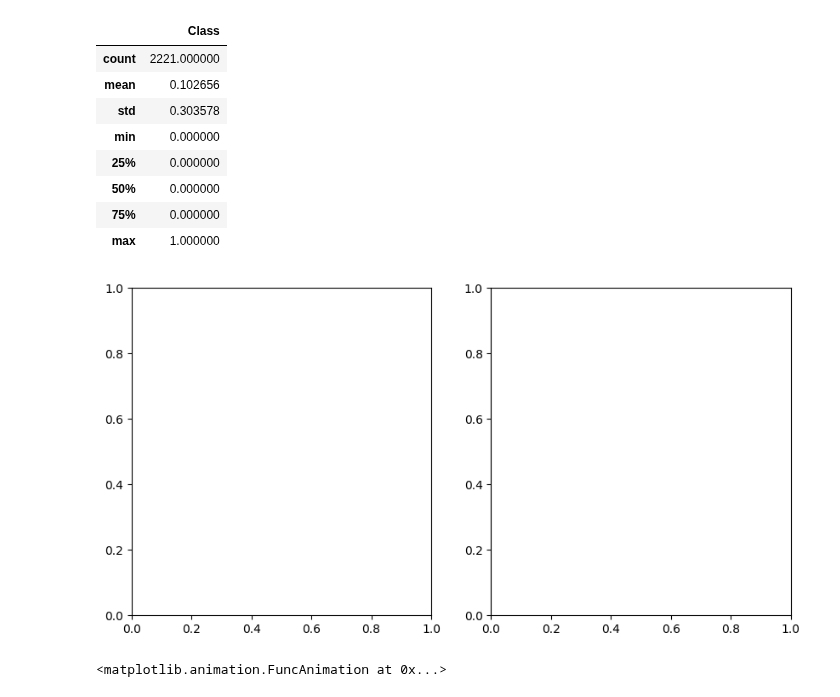
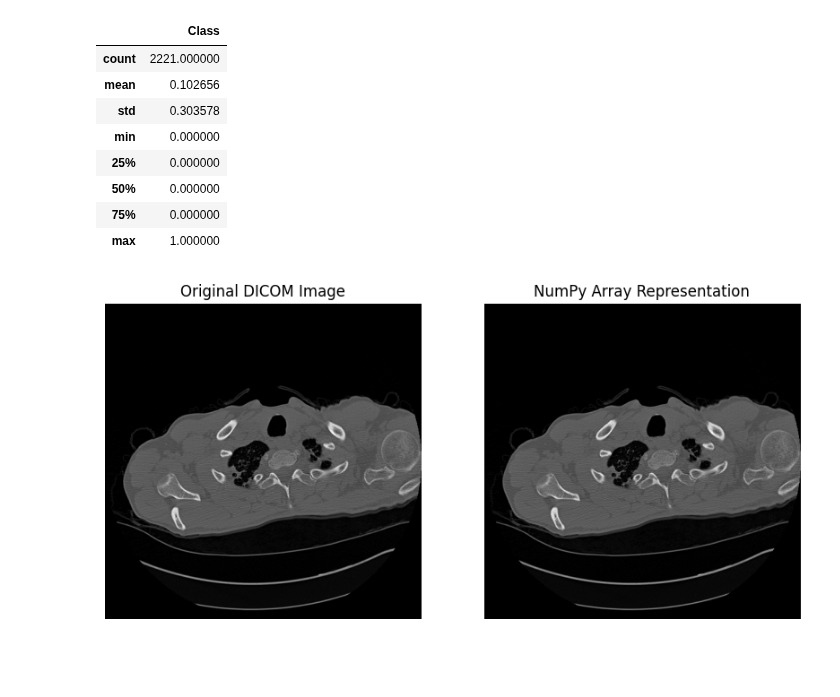
Before and after one commit to rafael-andre1/AI-for-Interstitial-Lung-Disease-Classification, a Jupyter notebook: createDataframe/readDicom.ipynb, the cells around one changed output. Cells and saved outputs as stored; diff of their text form; code cells hidden in the pictures; blank space fills up the shorter version.

Commit message:
Added Sanity Check
 - confirmed numpy arrays are precise
 - added pickles

```diff
--- a/createDataframe/readDicom.ipynb
+++ b/createDataframe/readDicom.ipynb
@@ -37,7 +37,9 @@ import matplotlib.animation as animation
 
 #root_dir = 'X:\\RafaelAndre\\MedGIFT\\ILD_DB_txtROIs'
 
-root_dir = 'D:\\Rafa\\A1Uni\\2semestre\\Estágio\\data\\ILD_DB_txtROIs'
+#root_dir = 'D:\\Rafa\\A1Uni\\2semestre\\Estágio\\data\\ILD_DB_txtROIs'
+
+root_dir = 'C:\\Users\\hasht\\Desktop\\Cloned Repositories\\fibrosis_dataset\\ILD_DB_txtROIs'
 # %% [markdown]
 ## Code Planification and Intuition
 
@@ -260,5 +222,32 @@ def animate_dicom_vs_numpy(folder_path):
-# %%
-animate_dicom_vs_numpy("D:\\Rafa\\A1Uni\\2semestre\\Estágio\\data\\ILD_DB_txtROIs\\7")
-# %% [output]
-[figure, removed]
-<matplotlib.animation.FuncAnimation at 0x...>
+# %%
+def sanity_check(folder, file):
+    file_dir = os.path.join(folder, file)
+    full_dir = os.path.join(root_dir, file_dir)
+
+    # Read raw DICOM file
+    dicom_data = pydicom.dcmread(full_dir)
+    dicom_image = dicom_data.pixel_array  # Extract pixel array (NumPy)
+
+    fig, axes = plt.subplots(1, 2, figsize=(10, 5))
+
+    # Raw DICOM image
+    axes[0].imshow(dicom_image, cmap='gray')
+    axes[0].set_title("Original DICOM Image")
+    axes[0].axis("off")
+
+    # NumPy image
+    if file in df_fibrosis["SliceID"].values:
+        np_array = df_fibrosis[df_fibrosis["SliceID"] == file]["SliceData"].values[0]
+    else:
+        print(f"Warning: {file} not found in DataFrame")
+        np_array = np.zeros_like(dicom_image)
+
+    axes[1].imshow(np_array, cmap='gray')
+    axes[1].set_title("NumPy Array Representation")
+    axes[1].axis("off")
+
+    plt.show()
+# %%
+sanity_check('7', 'CT-7771-0002.dcm')
+# %% [output]
+[figure, added]
```
Also changed, not shown: parts of 2 cells of this notebook, 2 other files.
